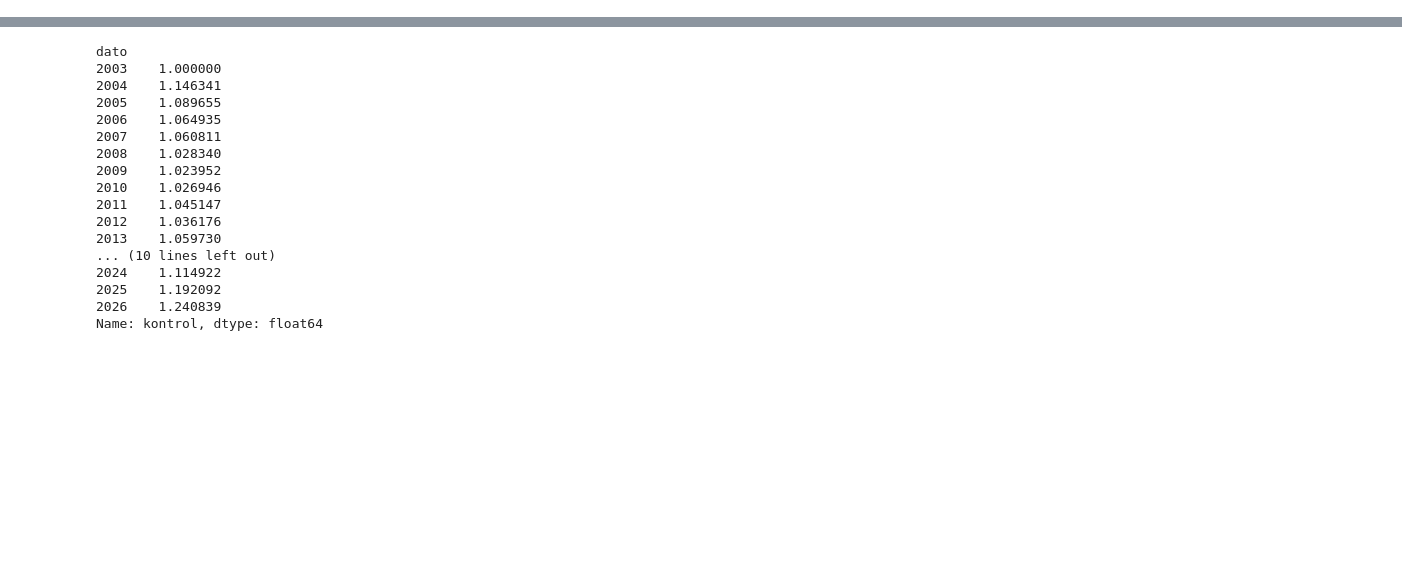
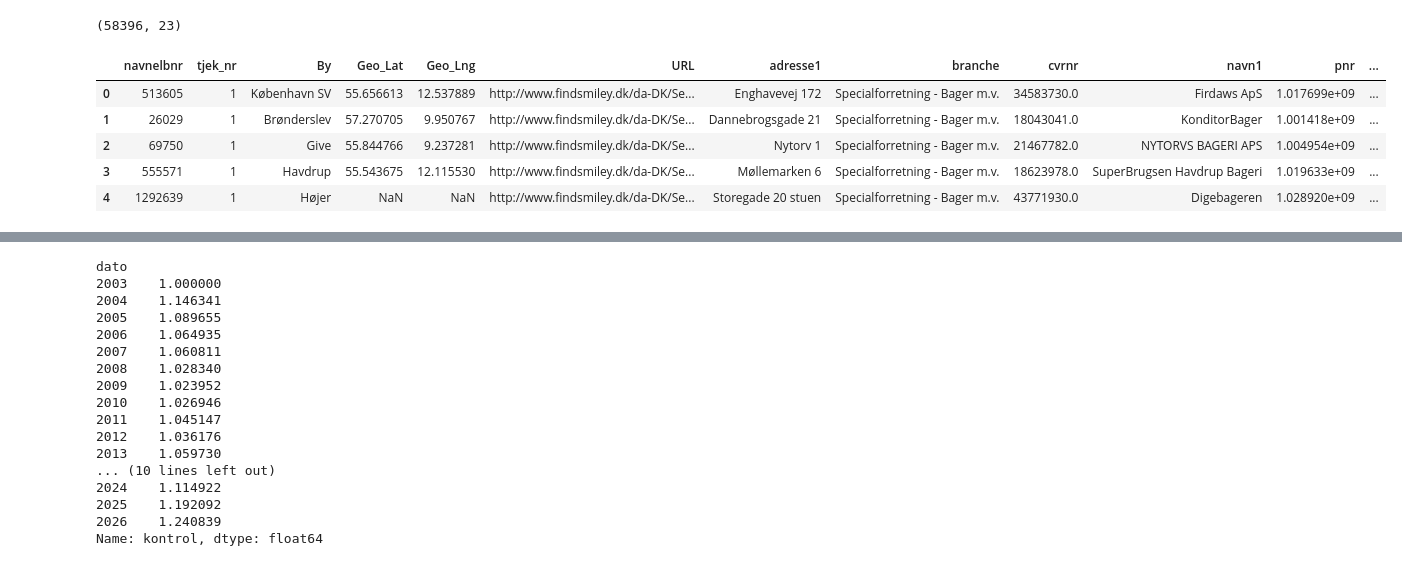
Before and after one commit to huldaosp/socialdata_final_project, a Jupyter notebook: final_project.ipynb, the cells around one changed output, grey strips where cells are left out. Cells and saved outputs as stored; diff of their text form; code cells hidden in the pictures; blank space fills up the shorter version.

```diff
--- a/final_project.ipynb
+++ b/final_project.ipynb
@@ -3,7 +24,7 @@ import pandas as pd
 import openpyxl
 
 
-df = pd.read_excel("smileystatus.xlsx")
+df = pd.read_excel("data/smileystatus.xlsx")
 
-df.head()
+df.info()
 # %% [output]
@@ -57,0 +48,42 @@ df_long["dato"] = pd.to_datetime(df_long["dato"])
+# %%
+df.shape
+# %% [output]
+(58396, 23)
+# %%
+# Start by unpivoting so one kontrol per line
+df = df.rename(columns={
+    "seneste_kontrol": "kontrol_1",
+    "seneste_kontrol_dato": "dato_1",
+    "naestseneste_kontrol": "kontrol_2",
+    "naestseneste_kontrol_dato": "dato_2",
+    "tredjeseneste_kontrol": "kontrol_3",
+    "tredjeseneste_kontrol_dato": "dato_3",
+    "fjerdeseneste_kontrol": "kontrol_4",
+    "fjerdeseneste_kontrol_dato": "dato_4"
+})
+
+df = (
+    pd.wide_to_long(
+        df,
+        stubnames=["kontrol", "dato"],
+        i="navnelbnr",
+        j="tjek_nr",
+        sep="_"
+    )
+    .reset_index()
+)
+
+df = df.dropna(subset=["kontrol", "dato"])
+df["dato"] = pd.to_datetime(df["dato"])
+# %%
+# Next we will remove columns that we wont be using
+df = df.drop(columns=['Elite_Smiley', 'brancheKode', 'reklame_beskyttelse'])
+
+df.head()
+# %% [output]
+|  | navnelbnr | tjek_nr | By | Geo_Lat | Geo_Lng | URL | adresse1 | branche | cvrnr | navn1 | pnr | ... |
+| 0 | 513605 | 1 | København SV | 55.656613 | 12.537889 | http://www.findsmiley.dk/da-DK/Se... | Enghavevej 172 | Specialforretning - Bager m.v. | 34583730.0 | Firdaws ApS | 1.017699e+09 | ... |
+| 1 | 26029 | 1 | Brønderslev | 57.270705 | 9.950767 | http://www.findsmiley.dk/da-DK/Se... | Dannebrogsgade 21 | Specialforretning - Bager m.v. | 18043041.0 | KonditorBager | 1.001418e+09 | ... |
+| 2 | 69750 | 1 | Give | 55.844766 | 9.237281 | http://www.findsmiley.dk/da-DK/Se... | Nytorv 1 | Specialforretning - Bager m.v. | 21467782.0 | NYTORVS BAGERI APS | 1.004954e+09 | ... |
+| 3 | 555571 | 1 | Havdrup | 55.543675 | 12.115530 | http://www.findsmiley.dk/da-DK/Se... | Møllemarken 6 | Specialforretning - Bager m.v. | 18623978.0 | SuperBrugsen Havdrup Bageri | 1.019633e+09 | ... |
+| 4 | 1292639 | 1 | Højer | NaN | NaN | http://www.findsmiley.dk/da-DK/Se... | Storegade 20 stuen | Specialforretning - Bager m.v. | 43771930.0 | Digebageren | 1.028920e+09 | ... |
```
Also changed, not shown: parts of 28 cells of this notebook, 12 other files.
